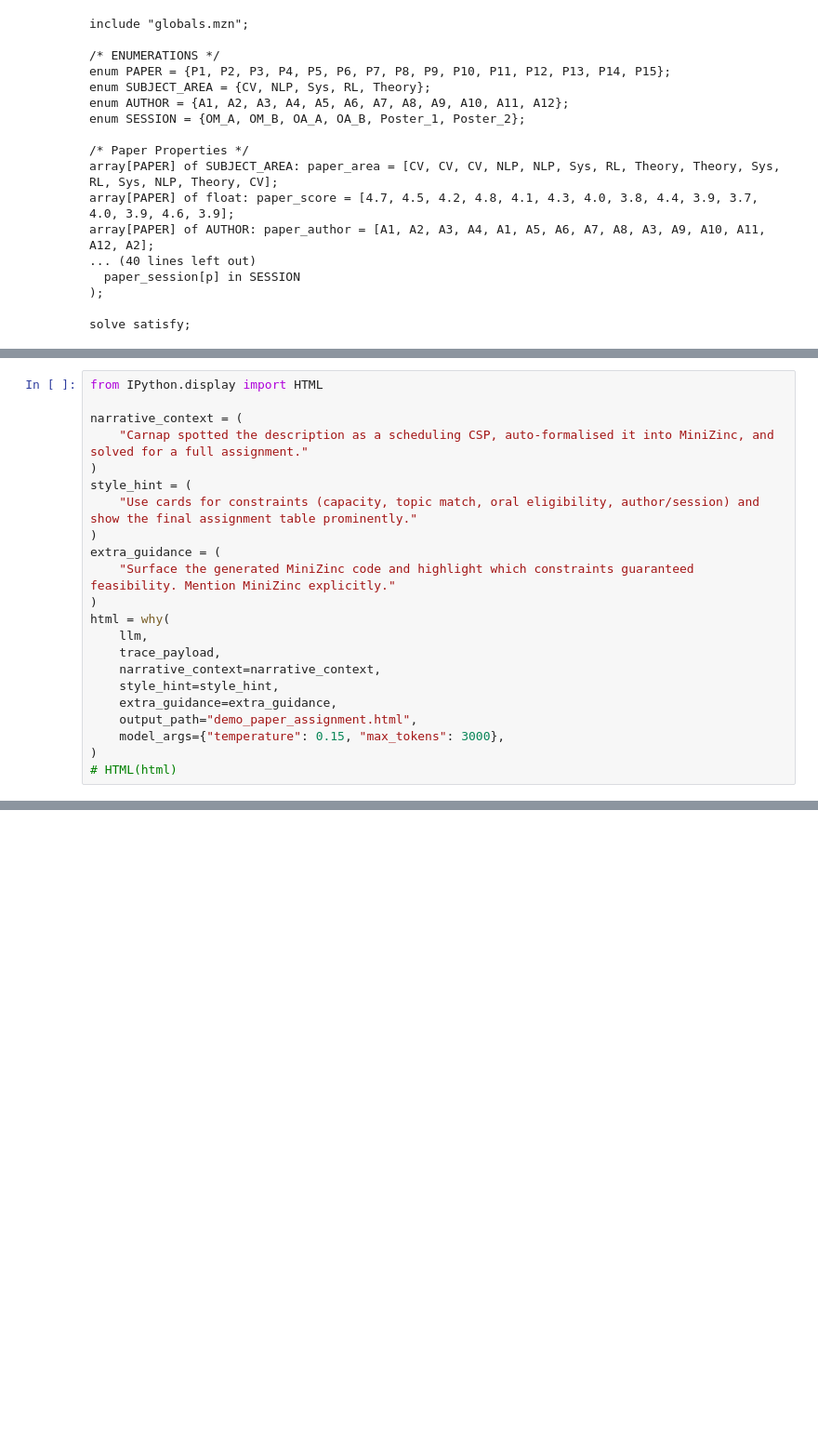
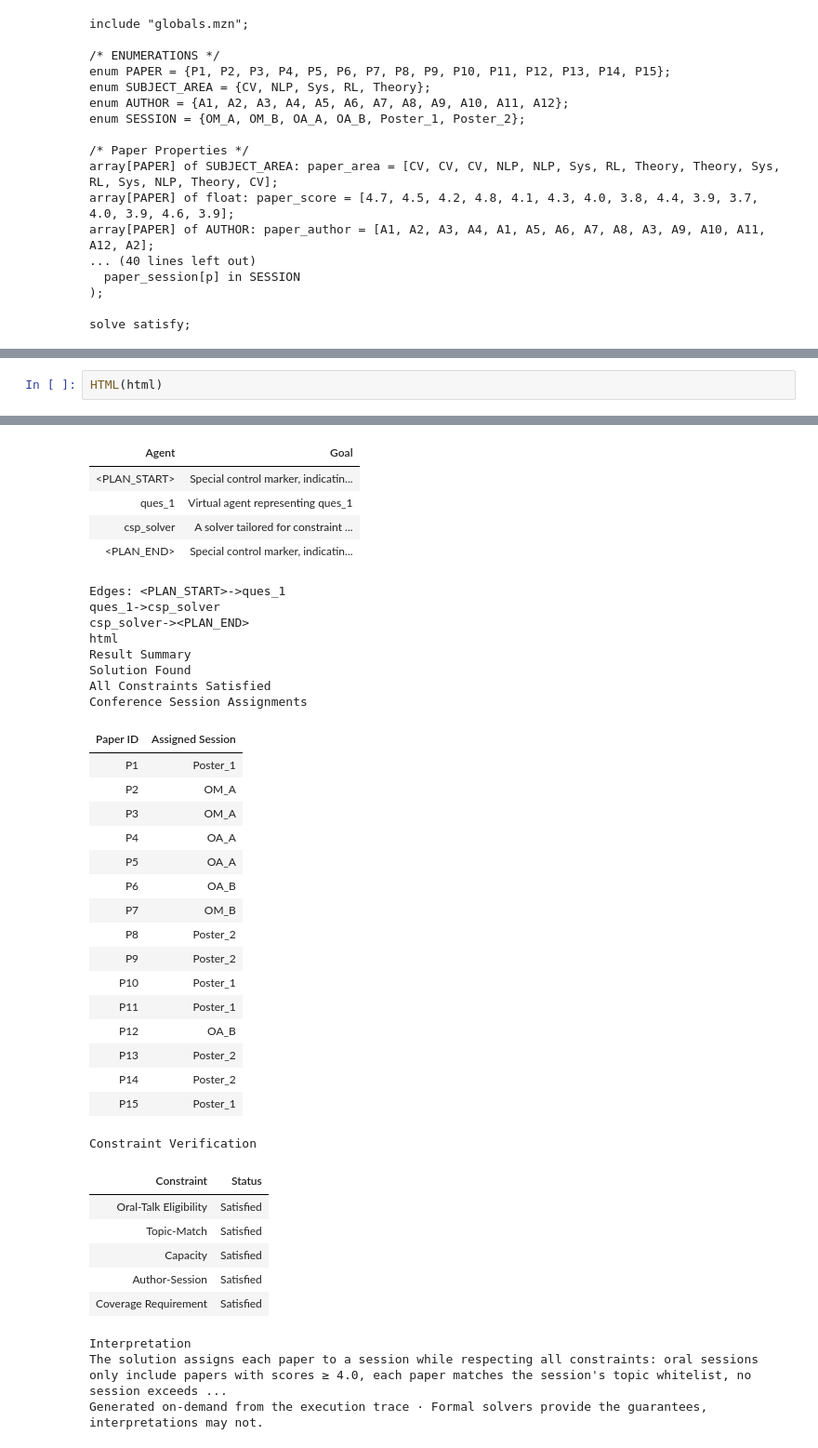
Before and after one commit to idiap/adaptive_symbolic_reasoning, a Jupyter notebook: demo_paper_assignment.ipynb, the cells around one changed output, grey strips where cells are left out. Shown: that part at 93% size. Drawn from its saved outputs; the diff is of its cells as text; blank space fills up the shorter version.

```diff
--- a/demo_paper_assignment.ipynb
+++ b/demo_paper_assignment.ipynb
@@ -207,22 +234,0 @@ Captured 4 trace events for 1 task(s).
-# %%
-from IPython.display import HTML
-
-narrative_context = (
-    "Carnap spotted the description as a scheduling CSP, auto-formalised it into MiniZinc, and solved for a full assignment."
-)
-style_hint = (
-    "Use cards for constraints (capacity, topic match, oral eligibility, author/session) and show the final assignment table prominently."
-)
-extra_guidance = (
-    "Surface the generated MiniZinc code and highlight which constraints guaranteed feasibility. Mention MiniZinc explicitly."
-)
-html = why(
-    llm,
-    trace_payload,
-    narrative_context=narrative_context,
-    style_hint=style_hint,
-    extra_guidance=extra_guidance,
-    output_path="demo_paper_assignment.html",
-    model_args={"temperature": 0.15, "max_tokens": 3000},
-)
-# HTML(html)
@@ -232,0 +235,3 @@ html = why(
+# %%
+HTML(html)
+# %% [output]
@@ -232,0 +253,39 @@ html = why(
+| Agent | Goal |
+| <PLAN_START> | Special control marker, indicatin... |
+| ques_1 | Virtual agent representing ques_1 |
+| csp_solver | A solver tailored for constraint ... |
+| <PLAN_END> | Special control marker, indicatin... |
+Edges: <PLAN_START>->ques_1
+ques_1->csp_solver
+csp_solver-><PLAN_END>
+html
+Result Summary
+Solution Found
+All Constraints Satisfied
+Conference Session Assignments
+| Paper ID | Assigned Session |
+| P1 | Poster_1 |
+| P2 | OM_A |
+| P3 | OM_A |
+| P4 | OA_A |
+| P5 | OA_A |
+| P6 | OA_B |
+| P7 | OM_B |
+| P8 | Poster_2 |
+| P9 | Poster_2 |
+| P10 | Poster_1 |
+| P11 | Poster_1 |
+| P12 | OA_B |
+| P13 | Poster_2 |
+| P14 | Poster_2 |
+| P15 | Poster_1 |
+Constraint Verification
+| Constraint | Status |
+| Oral-Talk Eligibility | Satisfied |
+| Topic-Match | Satisfied |
+| Capacity | Satisfied |
+| Author-Session | Satisfied |
+| Coverage Requirement | Satisfied |
+Interpretation
+The solution assigns each paper to a session while respecting all constraints: oral sessions only include papers with scores ≥ 4.0, each paper matches the session's topic whitelist, no session exceeds ...
+Generated on-demand from the execution trace · Formal solvers provide the guarantees, interpretations may not.
```
Also changed, not shown: parts of 8 cells of this notebook, 4 other files.
